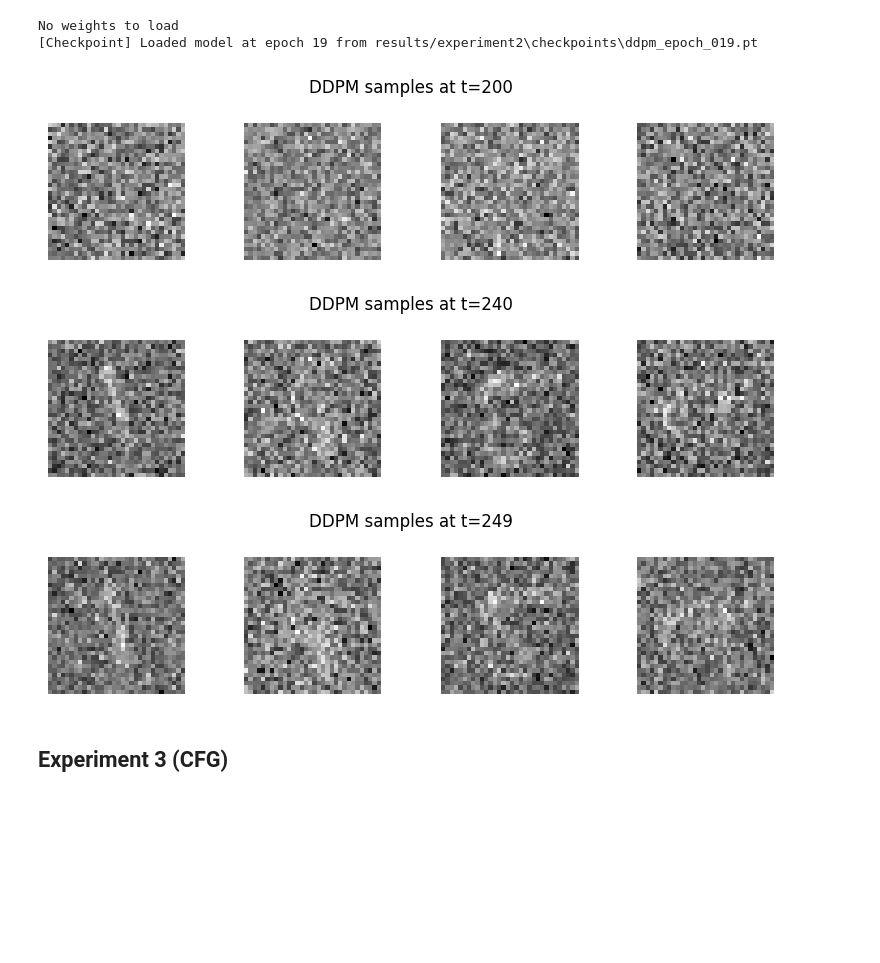
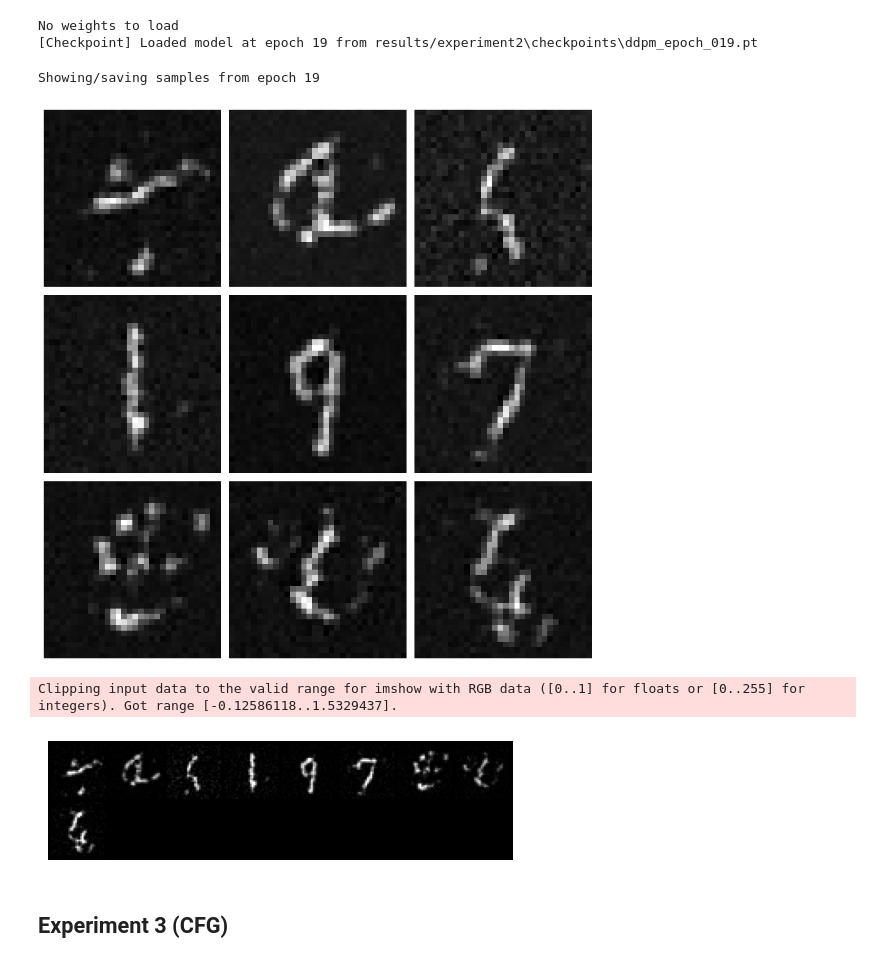
Before and after one commit to fwilhelmy/genai-experiments, a Jupyter notebook: src/main.ipynb, the cells around one changed output. Saved outputs shown, nothing was run; the diff lists cells and outputs as text; code cells hidden in the pictures; blank space fills up the shorter version.

```diff
--- a/src/main.ipynb
+++ b/src/main.ipynb
@@ -107,29 +76,20 @@ ddpm_trainer = experiment2(False)
 # %% [output]
 No weights to load
 [Checkpoint] Loaded model at epoch 19 from results/experiment2\checkpoints\ddpm_epoch_019.pt
-# %%
-n_steps=250
-steps_to_show = [200, 240, 249]  # whatever you used
-images = ddpm_trainer.generate_intermediate_samples(
-    n_steps=n_steps,
-    n_samples=4,
-    img_size=32,
-    steps_to_show=steps_to_show,
-    set_seed=True
-)
-
-# images is a list of numpy arrays, one per step in steps_to_show (plus the initial noise)
-for img_array, step in zip(images, steps_to_show):
-    # img_array.shape == (4, 1, H, W)
-    fig, axes = plt.subplots(1, img_array.shape[0], figsize=(img_array.shape[0]*2,2))
-    for i, ax in enumerate(axes):
-        ax.imshow(img_array[i].squeeze(), cmap="gray")
-        ax.axis("off")
-    fig.suptitle(f"DDPM samples at t={step}")
-    plt.tight_layout()
-    plt.show()
-# %% [output]
-[figure, removed]
-[figure, removed]
-[figure, removed]
+# %%
+n_samples = 9
+n_steps = 250
+ddpm_samples = ddpm_trainer.sample(n_steps=n_steps, n_samples=n_samples, show=True, save=False)
+# %% [output]
+Showing/saving samples from epoch 19
+[figure, added]
+# %%
+grid = torchvision.utils.make_grid(ddpm_samples, nrow=8, padding=2)
+plt.figure(figsize=(6,6))
+plt.imshow(grid.permute(1, 2, 0).cpu(), cmap='gray')
+plt.axis('off')
+plt.show()
+# %% [output]
+Clipping input data to the valid range for imshow with RGB data ([0..1] for floats or [0..255] for integers). Got range [-0.12586118..1.5329437].
+[figure, added]
 # %%
```
Also changed, not shown: parts of 10 cells of this notebook.
